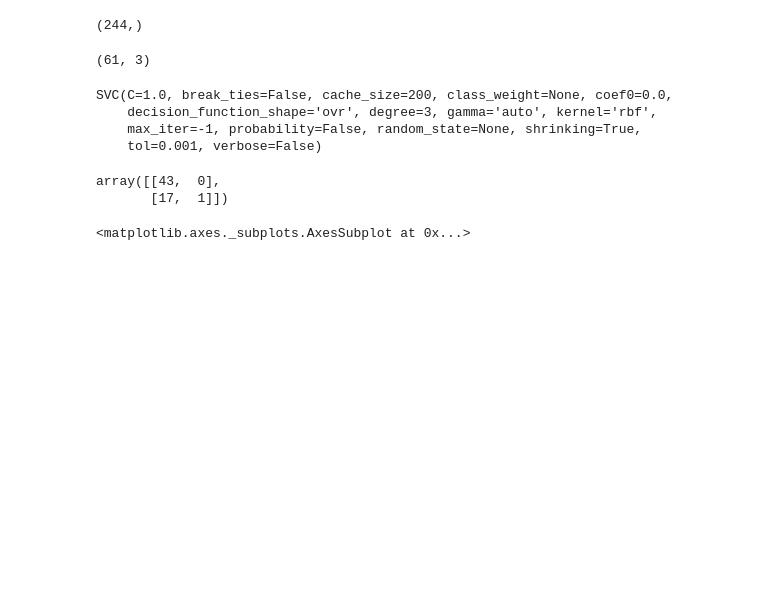
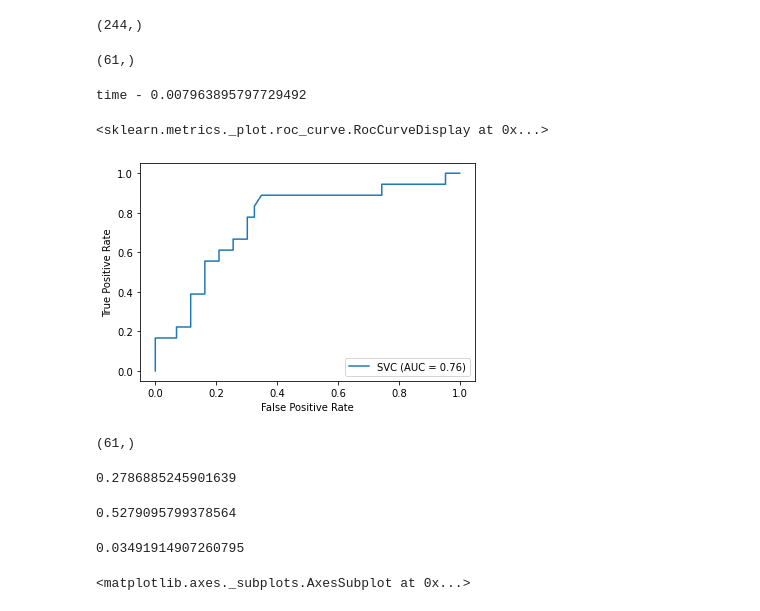
Before and after one commit to SAJAD-52/Haberman_s_Breast_Cancer_Survival_Prediction.ipynb, a Jupyter notebook: Haberman_s_Breast_Cancer_Survival_Prediction.ipynb, the cells around one changed output. Cells and saved outputs as stored; diff of their text form; code cells hidden in the pictures; blank space fills up the shorter version.

Commit message:
Haberman-s-Breast-Cancer-Survival-Prediction

```diff
--- a/Haberman_s_Breast_Cancer_Survival_Prediction.ipynb
+++ b/Haberman_s_Breast_Cancer_Survival_Prediction.ipynb
@@ -84,31 +93,44 @@ y_train.shape
 # %% [output]
 (244,)
 # %%
-x_test.shape
+y_test.shape
 # %% [output]
-(61, 3)
+(61,)
 # %%
 from sklearn.svm import SVC
 # %%
 from sklearn.metrics import classification_report, confusion_matrix
 # %%
 svc_model = SVC(gamma='auto')
-# %%
-svc_model.fit(x_train, y_train)
-# %% [output]
-SVC(C=1.0, break_ties=False, cache_size=200, class_weight=None, coef0=0.0,
-    decision_function_shape='ovr', degree=3, gamma='auto', kernel='rbf',
-    max_iter=-1, probability=False, random_state=None, shrinking=True,
-    tol=0.001, verbose=False)
+# %%
+import time
+start_time = time.time()
+svc_model.fit(x_train, y_train)
+print("time - {}".format(time.time()-start_time))
+metrics.plot_roc_curve(svc_model, x_test, y_test)
+# %% [output]
+time - 0.007963895797729492
+<sklearn.metrics._plot.roc_curve.RocCurveDisplay at 0x...>
+[figure, added]
 # %%
 y_predict = svc_model.predict(x_test)
+y_predict.shape
+# %% [output]
+(61,)
 # %%
 cm = confusion_matrix(y_test, y_predict)
+mean_squared_error(y_test, y_predict)
+mean_absolute_error(y_test, y_predict)
+# %% [output]
+0.2786885245901639
-# %%
-cm
-# %% [output]
-array([[43,  0],
-       [17,  1]])
+# %%
+from math import sqrt
+print(sqrt(metrics.mean_squared_error(y_test, y_predict)))
+rse = math.sqrt(0.295081967213114/(242))
+rse
+# %% [output]
+0.5279095799378564
+0.03491914907260795
 # %%
 sns.heatmap(cm, annot=True)
 # %% [output]
```
Also changed, not shown: parts of 75 cells of this notebook.
